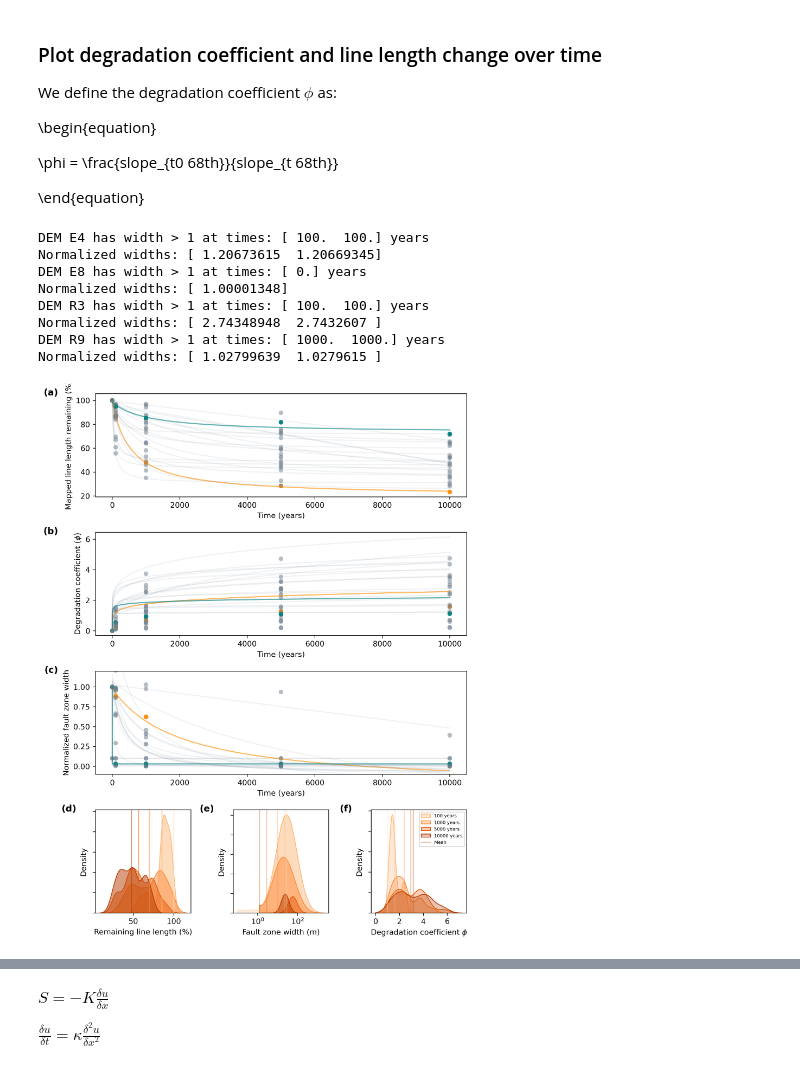
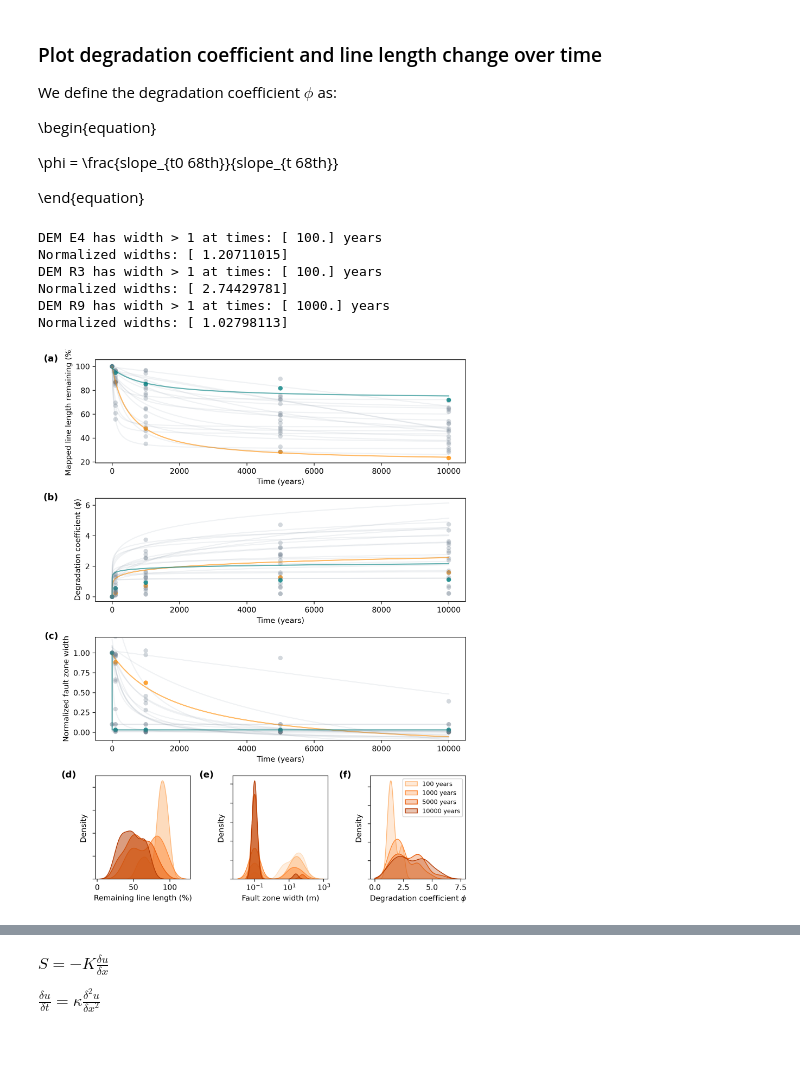
Before and after one commit to absrp/landscape_evolution_earthquake_ruptures, a Jupyter notebook: degradation_coefficient_length_evolution_comparison.ipynb, the cells around one changed output, grey strips where cells are left out. Cells and saved outputs as stored; diff of their text form; code cells hidden in the pictures.

```diff
--- a/degradation_coefficient_length_evolution_comparison.ipynb
+++ b/degradation_coefficient_length_evolution_comparison.ipynb
@@ -197,10 +197,10 @@ for i, (key, group) in enumerate(grouped):
         fill=True,
         alpha=0.5,
         clip=(1e-5, None),
-        bw_adjust=0.7,
+        bw_adjust=0.8,
         color=color,
     )
-    ax_small1.axvline(np.mean(group["Normalized length"] * 100), alpha=0.5, color=color)
+    #ax_small1.axvline(np.mean(group["Normalized length"] * 100), alpha=0.5, color=color)
 
     sns.kdeplot(
         group["Width (m)"],
@@ -208,56 +208,56 @@ for i, (key, group) in enumerate(grouped):
         label=f"{int(key)} years",
         fill=True,
         alpha=0.5,
-        clip=(1e-1, None),
-        bw_adjust=0.8,
+        bw_adjust=0.5,
         color=color,
+        log_scale=True
     )
+    ax_small2.set_xscale('log')
 
     sns.kdeplot(
         group["Degradation coefficient"],
         ax=ax_small3,
         label=f"{int(key)} years",
         fill=True,
         alpha=alph,
         clip=(1e-5, None),
         bw_adjust=0.8,
         color=color,
     )
 
 
-    ax_small2.axvline(np.mean(group["Width (m)"]), alpha=alph, color=color)
+    #ax_small2.axvline(np.mean(group["Width (m)"]), alpha=alph, color=color)
     ax_small1.set_xlabel("Remaining line length (%)")
     ax_small2.set_xlabel("Fault zone width (m)")
     ax_small3.set_xlabel(f"Degradation coefficient $\phi$")
 
-    if i == 4:
-        ax_small3.axvline(np.mean(group["Degradation coefficient"]), alpha=alph, color=color, label="Mean")
-    else:
-        ax_small3.axvline(np.mean(group["Degradation coefficient"]), alpha=alph, color=color)
-    ax_small2.set_xscale('log')
+    # if i == 4:
+    #     ax_small3.axvline(np.mean(group["Degradation coefficient"]), alpha=alph, color=color, label="Mean")
+    # else:
+    #     ax_small3.axvline(np.mean(group["Degradation coefficient"]), alpha=alph, color=color)
+    # ax_small2.set_xscale('log')
 
-ax_small3.legend(fontsize=6)
+# ax_small1.legend(fontsize=8,loc='upper left')
+# ax_small2.legend(fontsize=8)
+ax_small3.legend(fontsize=8)
 ax_small1.set_yticklabels([])
 ax_small2.set_yticklabels([])
 ax_small3.set_yticklabels([])
 
 ax_length.text(-0.1, 1.05, '(a)', transform=ax_length.transAxes, fontsize=12, fontweight='bold', va='top', ha='right')
 ax_deg.text(-0.1, 1.05, '(b)', transform=ax_deg.transAxes, fontsize=12, fontweight='bold', va='top', ha='right')
 ax_width.text(-0.1, 1.05, '(c)', transform=ax_width.transAxes, fontsize=12, fontweight='bold', va='top', ha='right')
 ax_small1.text(-0.2, 1.05, '(d)', transform=ax_small1.transAxes, fontsize=12, fontweight='bold', va='top', ha='right')
 ax_small2.text(-0.2, 1.05, '(e)', transform=ax_small2.transAxes, fontsize=12, fontweight='bold', va='top', ha='right')
 ax_small3.text(-0.2, 1.05, '(f)', transform=ax_small3.transAxes, fontsize=12, fontweight='bold', va='top', ha='right')
 
-
 plt.tight_layout()
 plt.savefig('Figures/deg_coeff_L_evolution.png',bbox_inches='tight')
 # %% [output]
-DEM E4 has width > 1 at times: [ 100.  100.] years
-Normalized widths: [ 1.20673615  1.20669345]
-DEM E8 has width > 1 at times: [ 0.] years
-Normalized widths: [ 1.00001348]
-DEM R3 has width > 1 at times: [ 100.  100.] years
-Normalized widths: [ 2.74348948  2.7432607 ]
-DEM R9 has width > 1 at times: [ 1000.  1000.] years
-Normalized widths: [ 1.02799639  1.0279615 ]
+DEM E4 has width > 1 at times: [ 100.] years
+Normalized widths: [ 1.20711015]
+DEM R3 has width > 1 at times: [ 100.] years
+Normalized widths: [ 2.74429781]
+DEM R9 has width > 1 at times: [ 1000.] years
+Normalized widths: [ 1.02798113]
-[figure, old version]
+[figure, new version]
```
Also changed, not shown: parts of 5 cells of this notebook.
